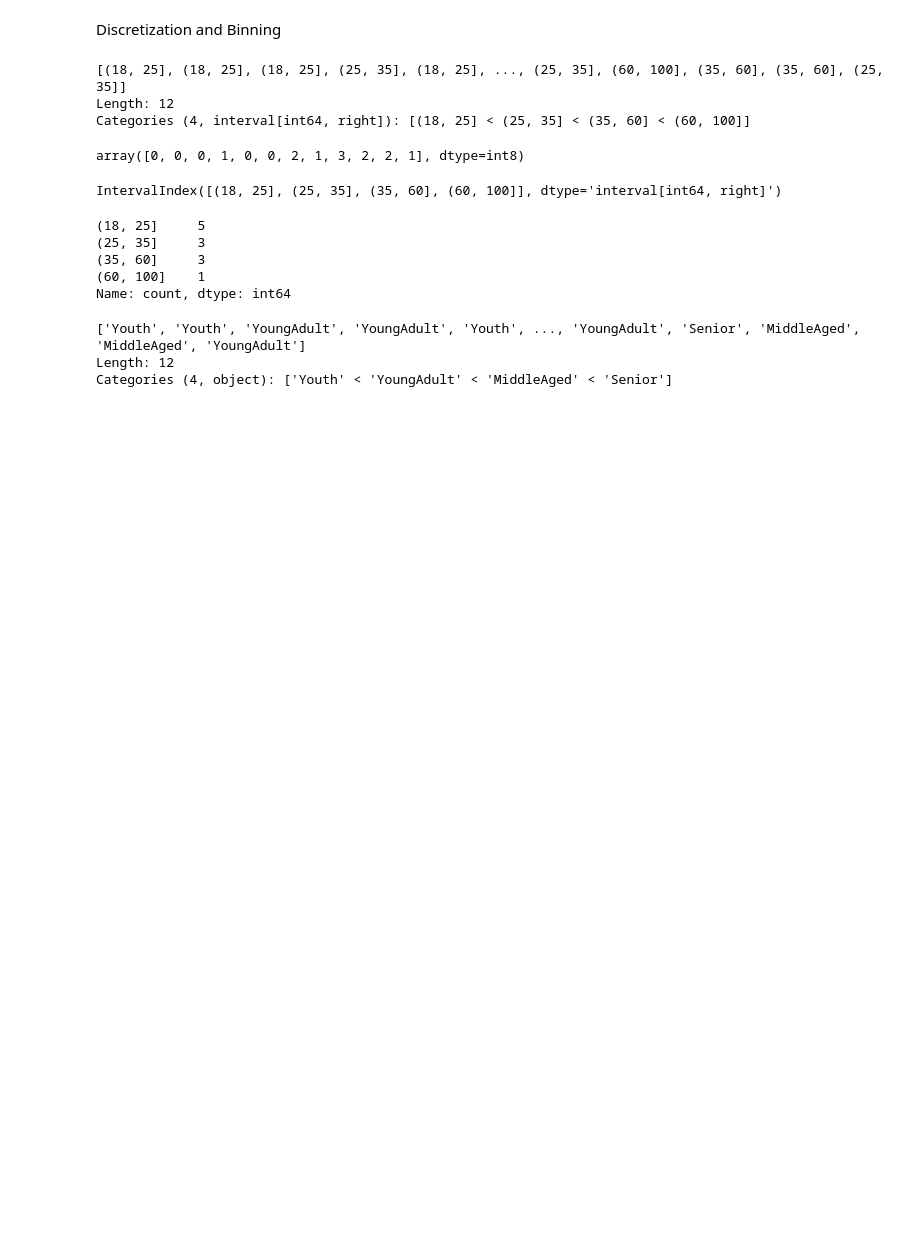
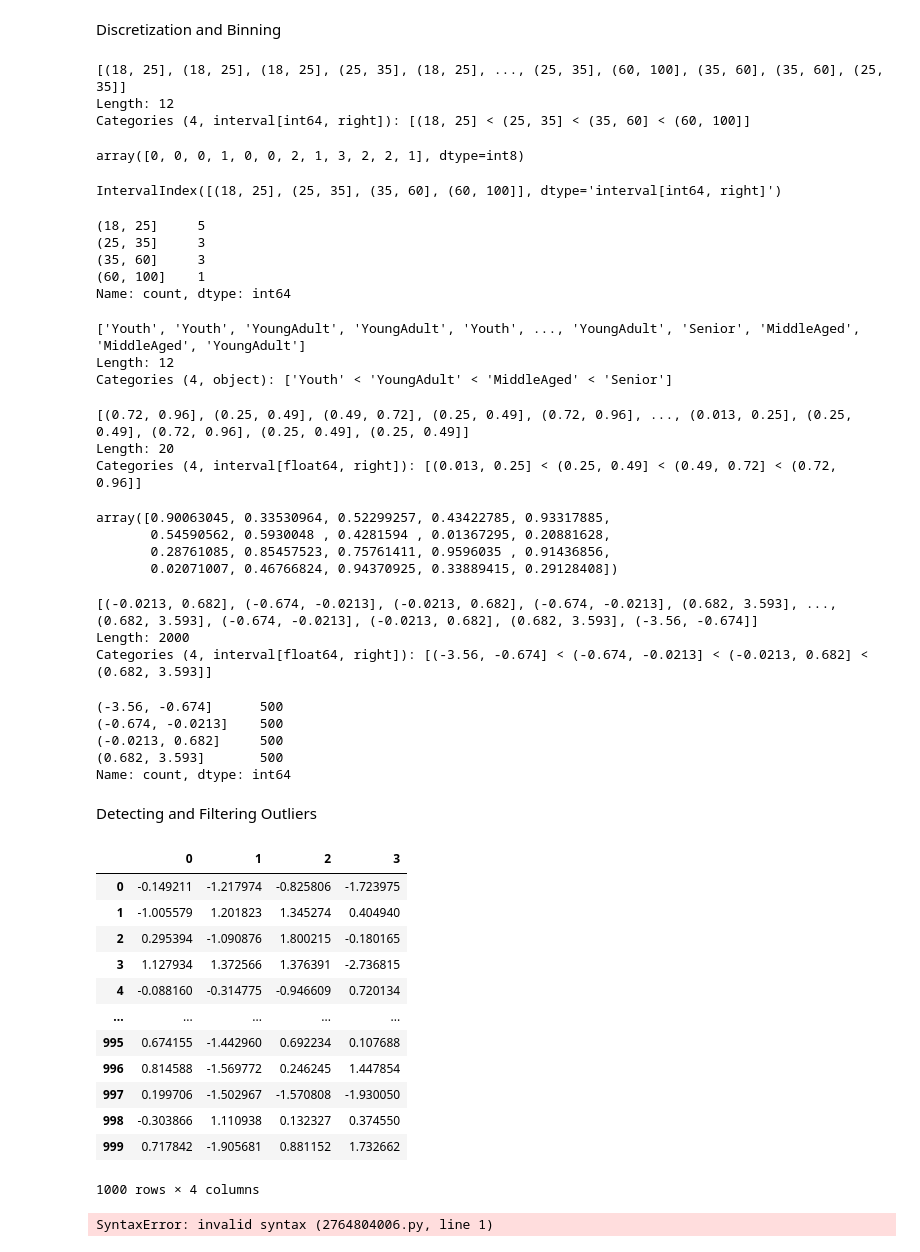
Before and after one commit to SaurVer/My_python_journey, a Jupyter notebook: Assignment_1/Python for Data Analysis by Wes mikkney/Chapter7: Data Cleaning and Preparation.ipynb, the cells around one changed output. Saved outputs shown, nothing was run; the diff lists cells and outputs as text; code cells hidden in the pictures; blank space fills up the shorter version.

```diff
--- a/Assignment_1/Python for Data Analysis by Wes mikkney/Chapter7: Data Cleaning and Preparation.ipynb
+++ b/Assignment_1/Python for Data Analysis by Wes mikkney/Chapter7: Data Cleaning and Preparation.ipynb
@@ -467,3 +467,57 @@ pd.cut(ages, bins, right=False, labels=['Youth', 'YoungAdult', 'MiddleAged', 'Se
 ['Youth', 'Youth', 'YoungAdult', 'YoungAdult', 'Youth', ..., 'YoungAdult', 'Senior', 'MiddleAged', 'MiddleAged', 'YoungAdult']
 Length: 12
 Categories (4, object): ['Youth' < 'YoungAdult' < 'MiddleAged' < 'Senior']
+# %%
+data= np.random.rand(20)
+pd.cut(data,4, precision=2)
+# %% [output]
+[(0.72, 0.96], (0.25, 0.49], (0.49, 0.72], (0.25, 0.49], (0.72, 0.96], ..., (0.013, 0.25], (0.25, 0.49], (0.72, 0.96], (0.25, 0.49], (0.25, 0.49]]
+Length: 20
+Categories (4, interval[float64, right]): [(0.013, 0.25] < (0.25, 0.49] < (0.49, 0.72] < (0.72, 0.96]]
+# %%
+data
+# %% [output]
+array([0.90063045, 0.33530964, 0.52299257, 0.43422785, 0.93317885,
+       0.54590562, 0.5930048 , 0.4281594 , 0.01367295, 0.20881628,
+       0.28761085, 0.85457523, 0.75761411, 0.9596035 , 0.91436856,
+       0.02071007, 0.46766824, 0.94370925, 0.33889415, 0.29128408])
+# %%
+data= np.random.randn(2000)
+
+cats= pd.qcut(data,4)
+cats
+# %% [output]
+[(-0.0213, 0.682], (-0.674, -0.0213], (-0.0213, 0.682], (-0.674, -0.0213], (0.682, 3.593], ..., (0.682, 3.593], (-0.674, -0.0213], (-0.0213, 0.682], (0.682, 3.593], (-3.56, -0.674]]
+Length: 2000
+Categories (4, interval[float64, right]): [(-3.56, -0.674] < (-0.674, -0.0213] < (-0.0213, 0.682] < (0.682, 3.593]]
+# %%
+pd.value_counts(cats)
+# %% [output]
+(-3.56, -0.674]      500
+(-0.674, -0.0213]    500
+(-0.0213, 0.682]     500
+(0.682, 3.593]       500
+Name: count, dtype: int64
+# %% [markdown]
+Detecting and Filtering Outliers
+# %%
+data= pd.DataFrame(np.random.randn(1000,4))
+data
+# %% [output]
+|  | 0 | 1 | 2 | 3 |
+| 0 | -0.149211 | -1.217974 | -0.825806 | -1.723975 |
+| 1 | -1.005579 | 1.201823 | 1.345274 | 0.404940 |
+| 2 | 0.295394 | -1.090876 | 1.800215 | -0.180165 |
+| 3 | 1.127934 | 1.372566 | 1.376391 | -2.736815 |
+| 4 | -0.088160 | -0.314775 | -0.946609 | 0.720134 |
+| ... | ... | ... | ... | ... |
+| 995 | 0.674155 | -1.442960 | 0.692234 | 0.107688 |
+| 996 | 0.814588 | -1.569772 | 0.246245 | 1.447854 |
+| 997 | 0.199706 | -1.502967 | -1.570808 | -1.930050 |
+| 998 | -0.303866 | 1.110938 | 0.132327 | 0.374550 |
+| 999 | 0.717842 | -1.905681 | 0.881152 | 1.732662 |
+1000 rows × 4 columns
+# %%
+data[2][abs(data[2])>3]
+# %% [output]
+SyntaxError: invalid syntax (2764804006.py, line 1)
```
Also changed, not shown: parts of 25 cells of this notebook, 1 other file.
